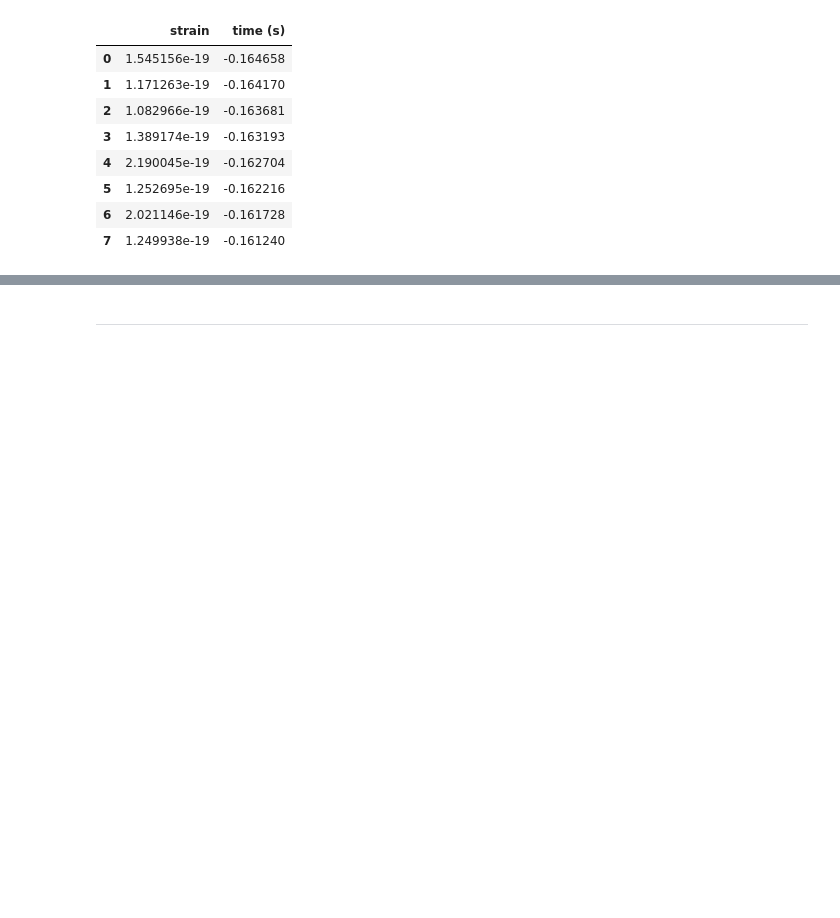
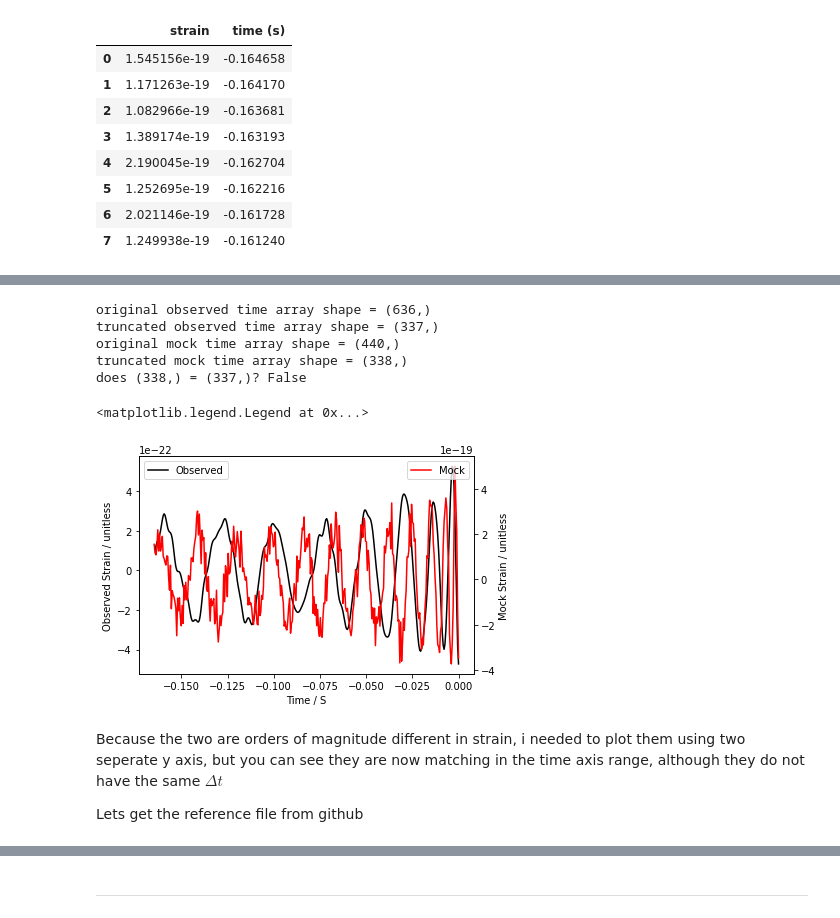
Before and after one commit to Clarke-Jools-36/DataAnalysis22, a Jupyter notebook: CA2_1903779.ipynb, the cells around one changed output, grey strips where cells are left out. Drawn from its saved outputs; the diff is of its cells as text; code cells hidden in the pictures; blank space fills up the shorter version.

```diff
--- a/CA2_1903779.ipynb
+++ b/CA2_1903779.ipynb
@@ -262,0 +277,36 @@ Text(0, 0.5, 'Strain / unitless')
+# %%
+print(f"original observed time array shape = {t_obs.shape}")
+truth_array = np.logical_and(t_mock_min<t_obs, t_obs<=0)
+t_obs = t_obs[truth_array]
+s_obs = s_obs[truth_array]
+print(f"truncated observed time array shape = {t_obs.shape}")
+
+print(f"original mock time array shape = {t_mock.shape}")
+truth_array = t_mock<=0
+t_mock = t_mock[truth_array]
+s_mock = s_mock[truth_array]
+print(f"truncated mock time array shape = {t_mock.shape}")
+print(f"does {t_mock.shape} = {t_obs.shape}? {t_mock.shape==t_obs.shape}")
+# %% [output]
+original observed time array shape = (636,)
+truncated observed time array shape = (337,)
+original mock time array shape = (440,)
+truncated mock time array shape = (338,)
+does (338,) = (337,)? False
+# %%
+plt.plot(t_obs,s_obs,"k", label="Observed")
+plt.ylabel("Observed Strain / unitless")
+plt.legend(loc="upper left")
+plt.xlabel("Time / S")
+
+plt.twinx()
+plt.plot(t_mock,s_mock,"r", label="Mock")
+plt.ylabel("Mock Strain / unitless")
+plt.legend(loc="upper right")
+# %% [output]
+<matplotlib.legend.Legend at 0x...>
+[figure, added]
+# %% [markdown]
+Because the two are orders of magnitude different in strain, i needed to plot them using two seperate y axis, but you can see they are now matching in the time axis range, although they do not have the same $\Delta t$
+
+Lets get the reference file from github
```
Also changed, not shown: parts of 30 cells of this notebook.
